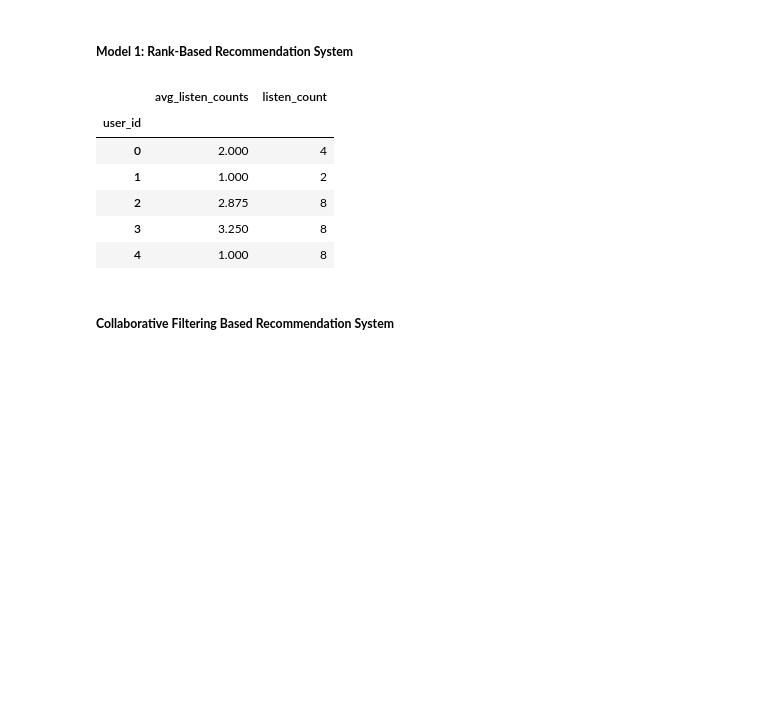
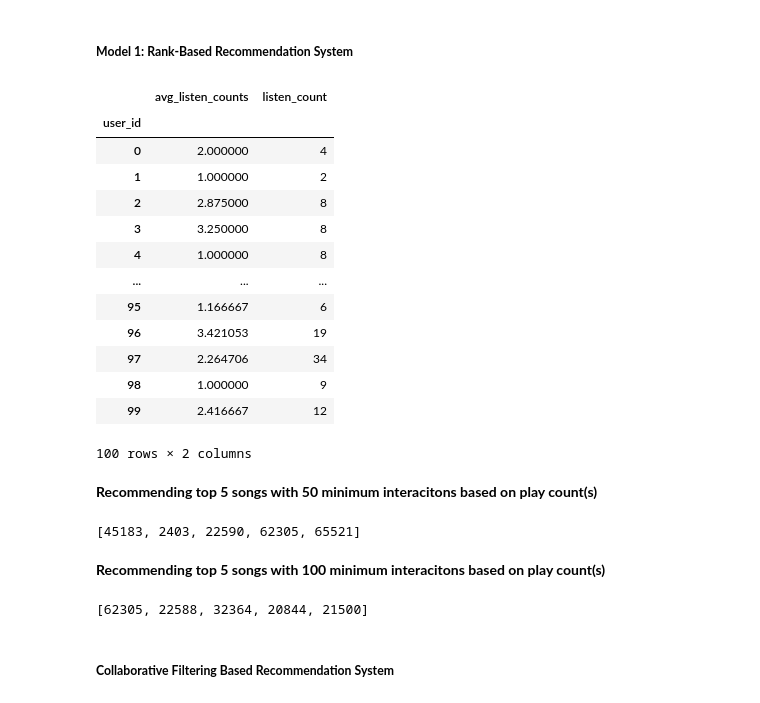
Before and after one commit to mariyaeggs/MIT_AI, a Jupyter notebook: Reference_Notebook_Milestone_1_Recommendation_Systems_Pipenv.ipynb, the cells around one changed output. Drawn from its saved outputs; the diff is of its cells as text; code cells hidden in the pictures; blank space fills up the shorter version.

```diff
--- a/Reference_Notebook_Milestone_1_Recommendation_Systems_Pipenv.ipynb
+++ b/Reference_Notebook_Milestone_1_Recommendation_Systems_Pipenv.ipynb
@@ -555,12 +555,19 @@ final_listen_df = pd.DataFrame({'avg_listen_counts':average_listen_counts, 'list
 
 #df_final['user_id'].drop_duplicates().sort_values()
 # %%
-final_listen_df.head()
+final_listen_df.head(100)
 # %% [output]
 |  | avg_listen_counts | listen_count |
 | user_id |  |  |
-| 0 | 2.000 | 4 |
-| 1 | 1.000 | 2 |
-| 2 | 2.875 | 8 |
-| 3 | 3.250 | 8 |
-| 4 | 1.000 | 8 |
+| 0 | 2.000000 | 4 |
+| 1 | 1.000000 | 2 |
+| 2 | 2.875000 | 8 |
+| 3 | 3.250000 | 8 |
+| 4 | 1.000000 | 8 |
+| ... | ... | ... |
+| 95 | 1.166667 | 6 |
+| 96 | 3.421053 | 19 |
+| 97 | 2.264706 | 34 |
+| 98 | 1.000000 | 9 |
+| 99 | 2.416667 | 12 |
+100 rows × 2 columns
@@ -567,3 +585,15 @@ final_listen_df.head()
+# %% [markdown]
+**Recommending top 5 songs with 50 minimum interacitons based on play count(s)**
+# %%
+list(top_n_user(final_listen_df, 5, 50))
+# %% [output]
+[45183, 2403, 22590, 62305, 65521]
+# %% [markdown]
+**Recommending top 5 songs with 100 minimum interacitons based on play count(s)**
+# %%
+list(top_n_user(final_listen_df, 5, 100))
+# %% [output]
+[62305, 22588, 32364, 20844, 21500]
 # %% [markdown]
 ##### **Collaborative Filtering Based Recommendation System**
 # %%
```
Also changed, not shown: parts of 2 cells of this notebook.
